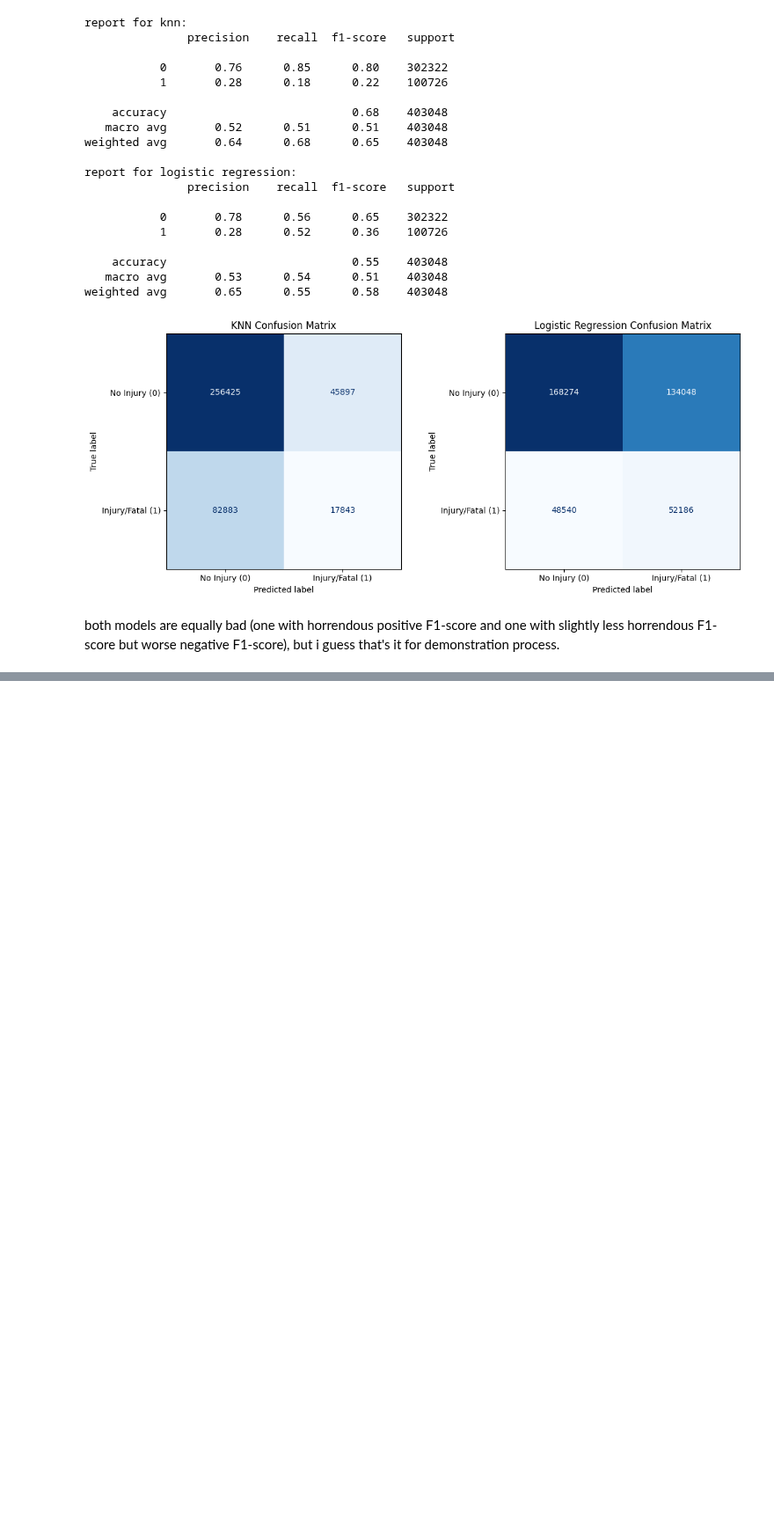
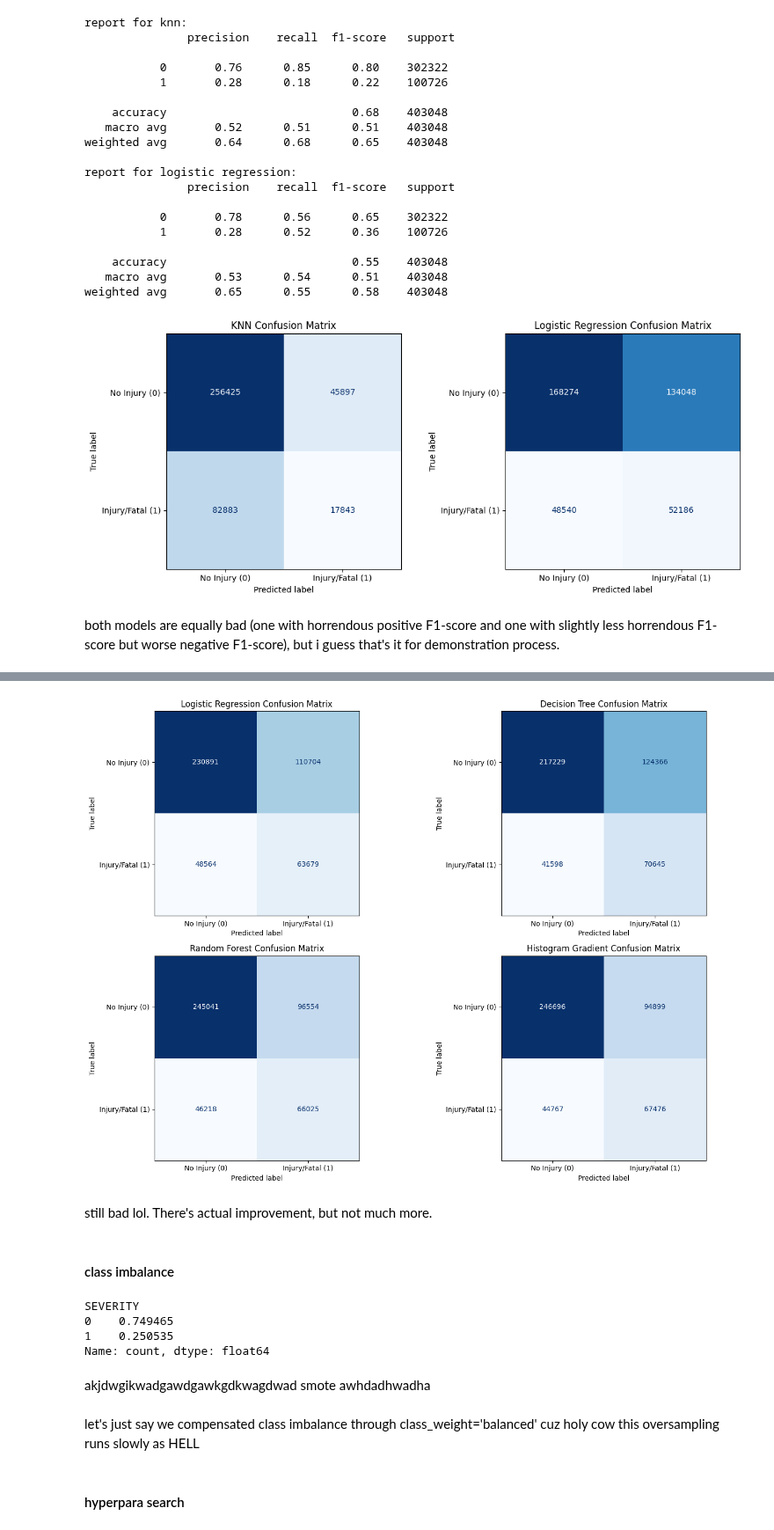
Before and after one commit to minhtoriet/NYC-Collision-Data-EDA, a Jupyter notebook: collisions.ipynb, the cells around one changed output, grey strips where cells are left out. Shown at 88% size. Drawn from its saved outputs; the diff is of its cells as text; code cells hidden in the pictures; blank space fills up the shorter version.

```diff
--- a/collisions.ipynb
+++ b/collisions.ipynb
@@ -717,0 +1108,16 @@ both models are equally bad (one with horrendous positive F1-score and one with
+# %%
+log_reg = LogisticRegression(solver='lbfgs',max_iter=1000,random_state=42,class_weight='balanced')
+log_reg.fit(X_train_processed,y_train)
+lr_pred = log_reg.predict(X_test_processed)
+# %%
+dtree = DecisionTreeClassifier(max_depth=6,random_state=42,class_weight='balanced')
+dtree.fit(X_train_processed,y_train)
+dt_pred = dtree.predict(X_test_processed)
+# %%
+randf = RandomForestClassifier(max_depth=10,random_state=42,class_weight='balanced',n_jobs=-1)
+randf.fit(X_train_processed,y_train)
+randf_pred = randf.predict(X_test_processed)
+# %%
+histgrad = HistGradientBoostingClassifier(categorical_features='from_dtype',scoring='f1',class_weight='balanced',random_state=42)
+histgrad.fit(X_train_processed_ensemble,y_train)
+histgrad_pred = histgrad.predict(X_test_processed_ensemble)
@@ -717,0 +1165,45 @@ both models are equally bad (one with horrendous positive F1-score and one with
+# %%
+lr_cm = confusion_matrix(y_test,lr_pred)
+dtree_cm = confusion_matrix(y_test,dt_pred)
+randf_cm = confusion_matrix(y_test,randf_pred)
+histgrad_cm = confusion_matrix(y_test,histgrad_pred)
+
+disp_logistic = ConfusionMatrixDisplay(
+    confusion_matrix=lr_cm, display_labels=['No Injury (0)', 'Injury/Fatal (1)']
+)
+disp_dtree = ConfusionMatrixDisplay(
+    confusion_matrix=dtree_cm, display_labels=['No Injury (0)', 'Injury/Fatal (1)']
+)
+disp_randf = ConfusionMatrixDisplay(
+    confusion_matrix=randf_cm, display_labels=['No Injury (0)', 'Injury/Fatal (1)']
+)
+disp_histgrad = ConfusionMatrixDisplay(
+    confusion_matrix=histgrad_cm, display_labels=['No Injury (0)', 'Injury/Fatal (1)']
+)
+
+fig, axes = plt.subplots(2, 2, figsize=(15, 10))
+disp_logistic.plot(ax=axes[0,0], cmap='Blues', values_format='d', colorbar=False)
+disp_dtree.plot(ax=axes[0,1], cmap='Blues', values_format='d', colorbar=False)
+disp_randf.plot(ax=axes[1,0], cmap='Blues', values_format='d', colorbar=False)
+disp_histgrad.plot(ax=axes[1,1], cmap='Blues', values_format='d', colorbar=False)
+axes[0,0].set_title('Logistic Regression Confusion Matrix')
+axes[0,1].set_title('Decision Tree Confusion Matrix')
+axes[1,0].set_title('Random Forest Confusion Matrix')
+axes[1,1].set_title('Histogram Gradient Confusion Matrix')
+plt.tight_layout()
+plt.show()
+# %% [output]
+[figure, added]
+# %% [markdown]
+still bad lol. There's actual improvement, but not much more.
+# %% [markdown]
+#### class imbalance
+# %%
+y.value_counts()/len(y)
+# %% [output]
+SEVERITY
+0    0.749465
+1    0.250535
+Name: count, dtype: float64
+# %% [markdown]
+akjdwgikwadgawdgawkgdkwagdwad smote awhdadhwadha
@@ -717,0 +1213,4 @@ both models are equally bad (one with horrendous positive F1-score and one with
+# %% [markdown]
+let's just say we compensated class imbalance through class_weight='balanced' cuz holy cow this oversampling runs slowly as HELL
+# %% [markdown]
+#### hyperpara search
```
Also changed, not shown: parts of 43 cells of this notebook, 3 other files.
